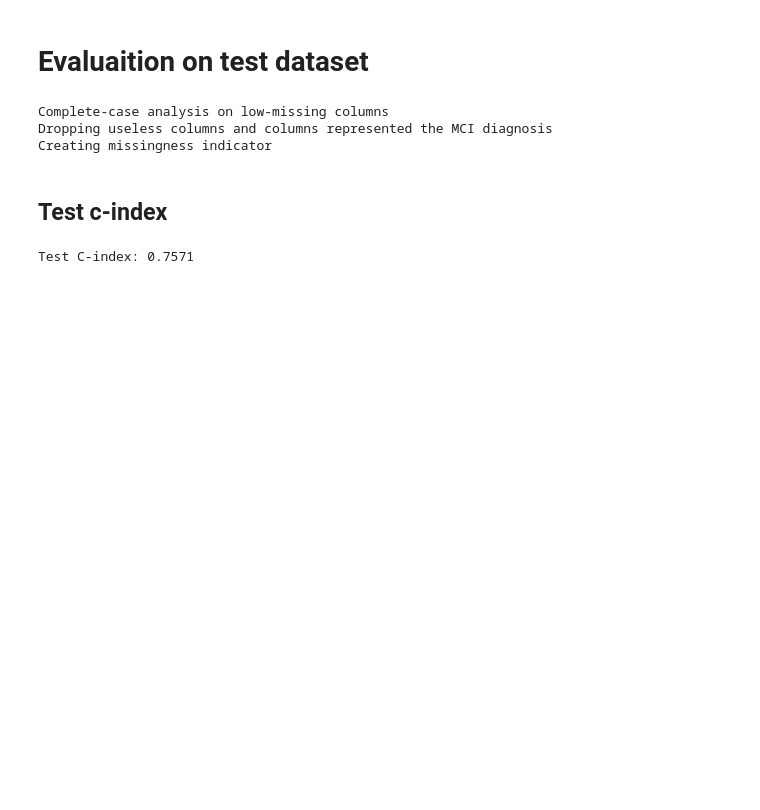
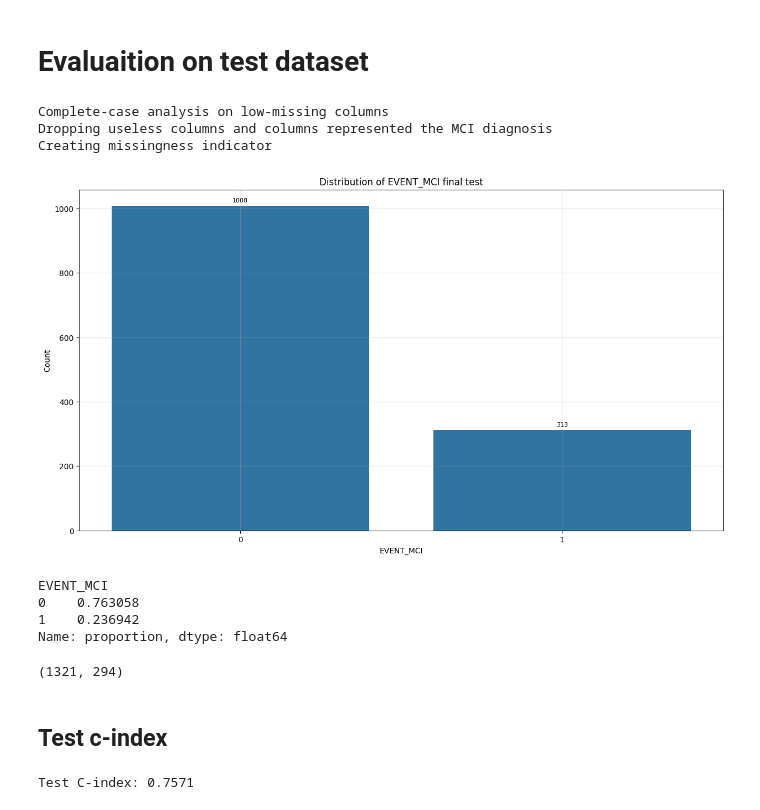
Before and after one commit to mariik4/survival_analysis_of_mci, a Jupyter notebook: notebooks/cox-model.evaluation.ipynb, the cells around one changed output. Drawn from its saved outputs; the diff is of its cells as text; code cells hidden in the pictures; blank space fills up the shorter version.

```diff
--- a/notebooks/cox-model.evaluation.ipynb
+++ b/notebooks/cox-model.evaluation.ipynb
@@ -91,6 +75,30 @@ Creating missingness indicator
 # %%
 test_events = test_y[SURVIVAL_EVENT_COL].astype(bool)
 test_times = test_y[SURVIVAL_TIME_COL]
+# %%
+plt.figure(figsize=(15, 8))
+bars = sns.barplot(x=test_preprepared_df['EVENT_MCI'].value_counts().index, y=test_preprepared_df['EVENT_MCI'].value_counts().values)
+for bar in bars.containers:
+    ax = bars.axes
+    ax.bar_label(bar, padding=3, fontsize=8)
+plt.title('Distribution of EVENT_MCI final test')
+plt.xlabel('EVENT_MCI')
+plt.ylabel('Count')
+plt.grid(True, alpha=0.3)
+plt.show()
+# %% [output]
+[figure, added]
+# %%
+test_preprepared_df['EVENT_MCI'].value_counts(normalize=True)
+# %% [output]
+EVENT_MCI
+0    0.763058
+1    0.236942
+Name: proportion, dtype: float64
+# %%
+test_X.shape
+# %% [output]
+(1321, 294)
 # %% [markdown]
 ## Test c-index
 # %%
```
Also changed, not shown: parts of 10 cells of this notebook, 4 other files.
